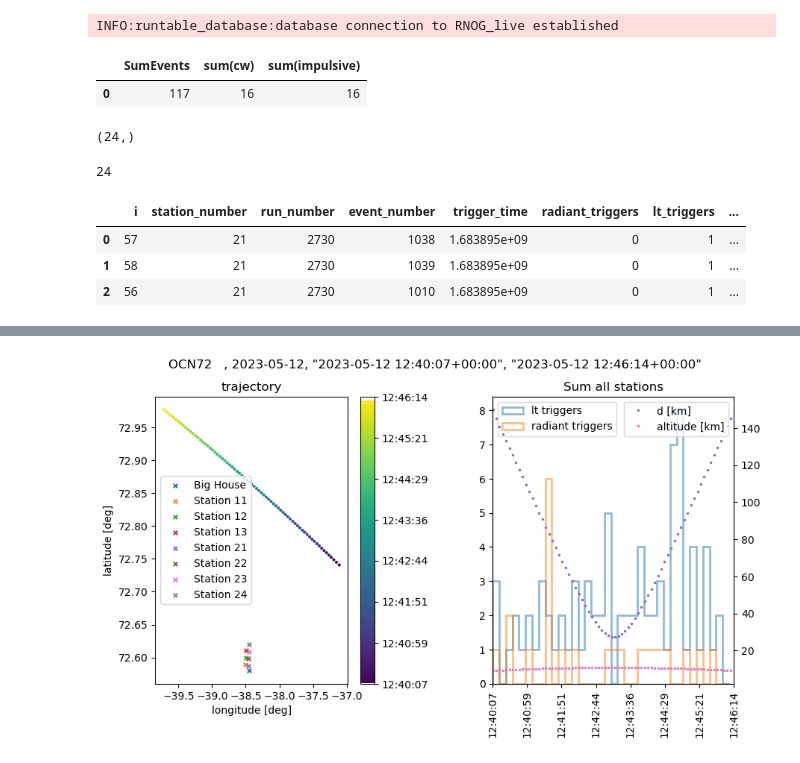
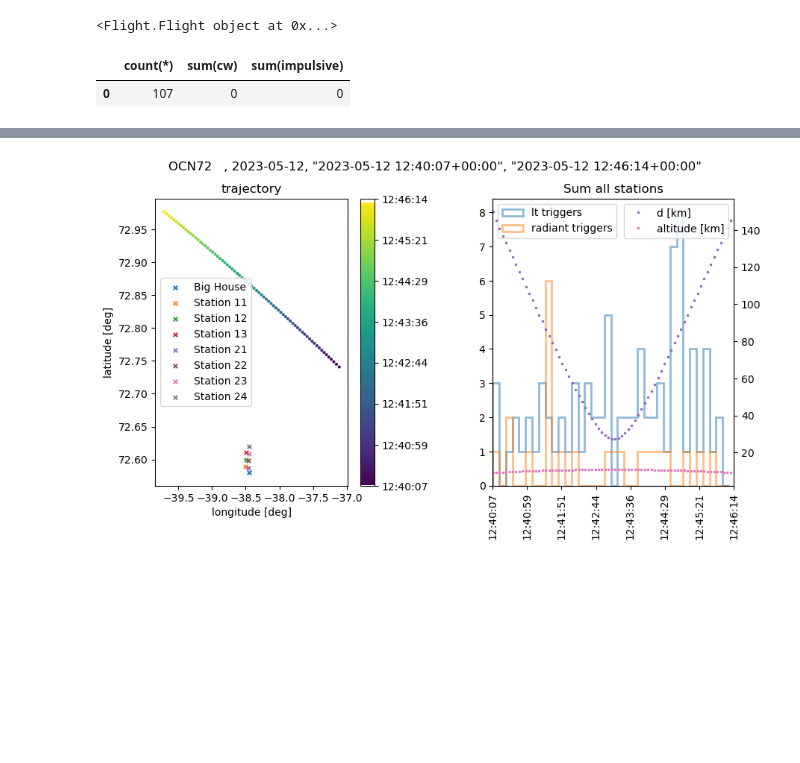
Before and after one commit to OliverSchlemper/Flights, a Jupyter notebook: test.ipynb, the cells around one changed output, grey strips where cells are left out. Saved outputs shown, nothing was run; the diff lists cells and outputs as text; code cells hidden in the pictures; blank space fills up the shorter version.

```diff
--- a/test.ipynb
+++ b/test.ipynb
@@ -44,26 +15,9 @@ tracker.flights_distinct
 # %%
-f = tracker.get_flight_by_index(6)
-flight = f.header_df.reset_index(drop=True)
-sqldf('Select count(*) as SumEvents, sum(cw), sum(impulsive) FROM flight')
+f = tracker.get_flight_by_index(0)
+t = f.header_df
+print(fuckingf)
+sqldf('select count(*), sum(cw), sum(impulsive) from t ')
 # %% [output]
-INFO:runtable_database:database connection to RNOG_live established
+<Flight.Flight object at 0x...>
-|  | SumEvents | sum(cw) | sum(impulsive) |
-| 0 | 117 | 16 | 16 |
+|  | count(*) | sum(cw) | sum(impulsive) |
+| 0 | 107 | 0 | 0 |
-# %%
-a = np.zeros(24)
-print(a.shape)
-b = np.ones((5, 24))
-b[0] = a
-c = np.mean(b, axis=0)
-c.size
-# %% [output]
-(24,)
-24
-# %%
-#f.header_df.head(50)
-sqldf('Select * From flight Where cw = 1 and impulsive = 1 order by SNR_max desc')
-# %% [output]
-|  | i | station_number | run_number | event_number | trigger_time | radiant_triggers | lt_triggers | ... |
-| 0 | 57 | 21 | 2730 | 1038 | 1.683895e+09 | 0 | 1 | ... |
-| 1 | 58 | 21 | 2730 | 1039 | 1.683895e+09 | 0 | 1 | ... |
-| 2 | 56 | 21 | 2730 | 1010 | 1.683895e+09 | 0 | 1 | ... |
```
Also changed, not shown: parts of 17 cells of this notebook.
